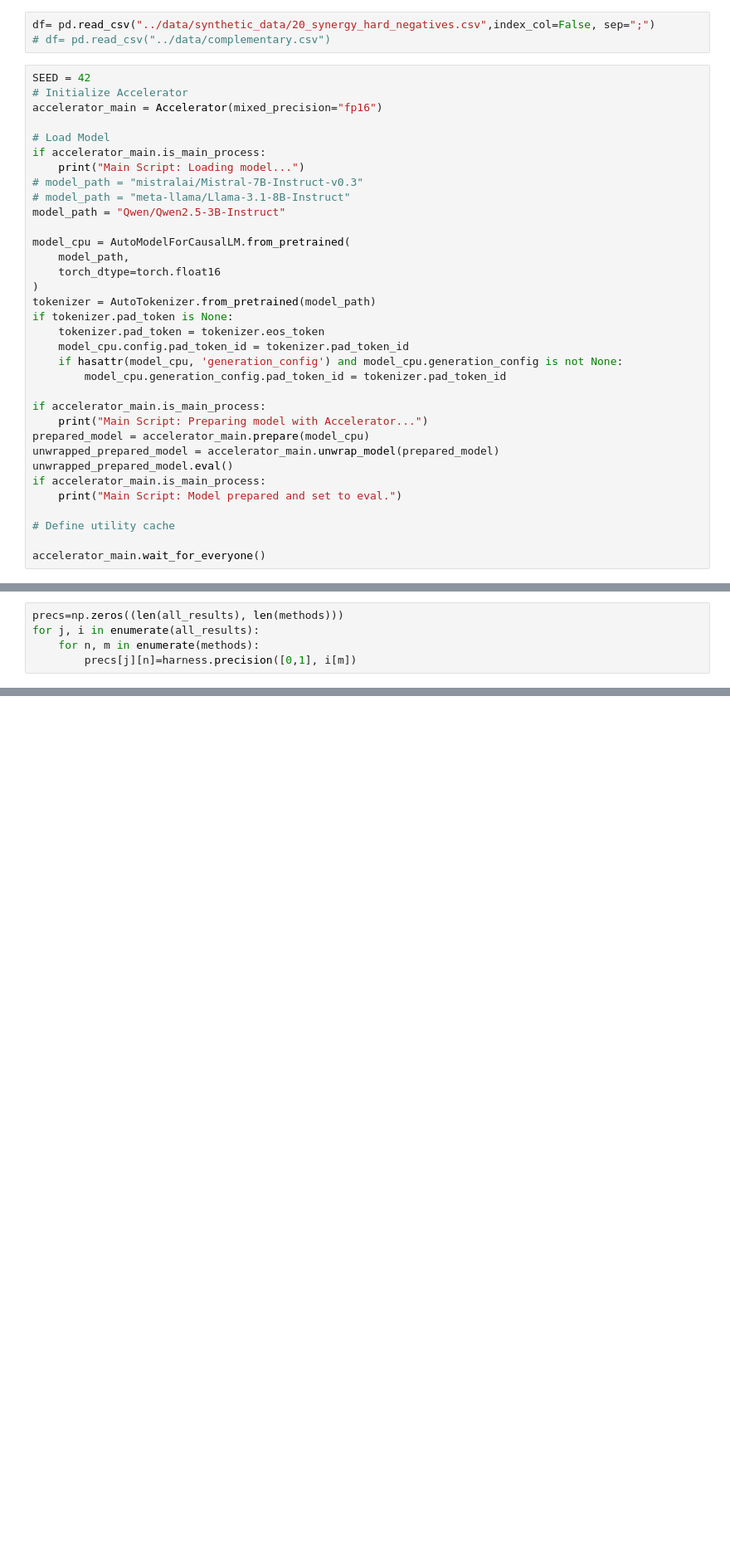
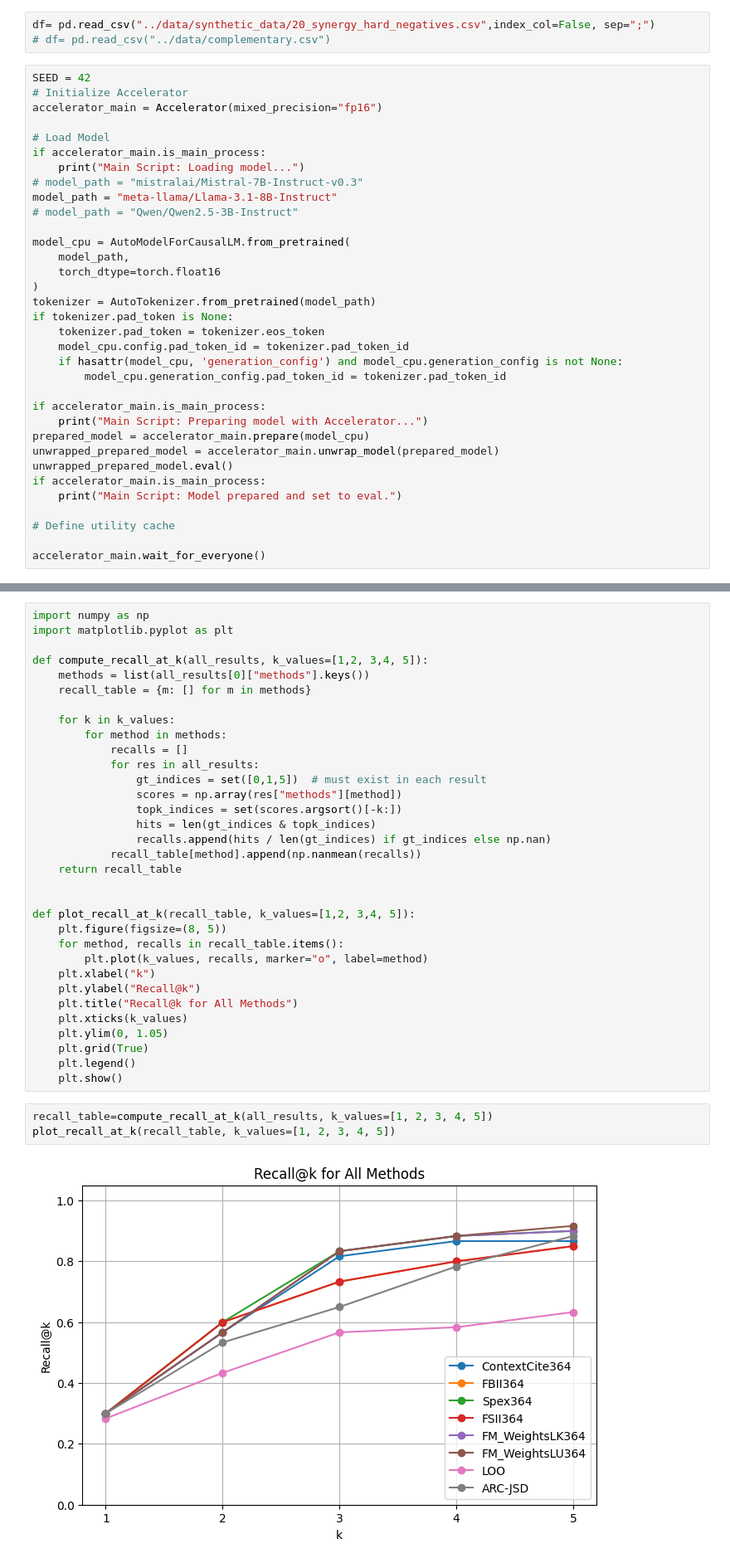
Before and after one commit to iNema9590/LLMX, a Jupyter notebook: Notebooks/synthetic_synergy.ipynb, the cells around one changed output, grey strips where cells are left out. Shown at 83% size. Drawn from its saved outputs; the diff is of its cells as text; blank space fills up the shorter version.

Commit message:
New metric- Topk_probability, and more sturctured expeiments

```diff
--- a/Notebooks/synthetic_synergy.ipynb
+++ b/Notebooks/synthetic_synergy.ipynb
@@ -30,8 +30,8 @@ accelerator_main = Accelerator(mixed_precision="fp16")
 if accelerator_main.is_main_process:
     print("Main Script: Loading model...")
 # model_path = "mistralai/Mistral-7B-Instruct-v0.3"
-# model_path = "meta-llama/Llama-3.1-8B-Instruct"
-model_path = "Qwen/Qwen2.5-3B-Instruct"
+model_path = "meta-llama/Llama-3.1-8B-Instruct"
+# model_path = "Qwen/Qwen2.5-3B-Instruct"
 
 model_cpu = AutoModelForCausalLM.from_pretrained(
     model_path,
@@ -176,5 +275,0 @@ print("Mean LDS:", mean_LDSs)
-# %%
-precs=np.zeros((len(all_results), len(methods)))
-for j, i in enumerate(all_results):
-    for n, m in enumerate(methods):
-        precs[j][n]=harness.precision([0,1], i[m])
@@ -206,0 +353,38 @@ df.context[19]
+# %%
+import numpy as np
+import matplotlib.pyplot as plt
+
+def compute_recall_at_k(all_results, k_values=[1,2, 3,4, 5]):
+    methods = list(all_results[0]["methods"].keys())
+    recall_table = {m: [] for m in methods}
+
+    for k in k_values:
+        for method in methods:
+            recalls = []
+            for res in all_results:
+                gt_indices = set([0,1,5])  # must exist in each result
+                scores = np.array(res["methods"][method])
+                topk_indices = set(scores.argsort()[-k:])
+                hits = len(gt_indices & topk_indices)
+                recalls.append(hits / len(gt_indices) if gt_indices else np.nan)
+            recall_table[method].append(np.nanmean(recalls))
+    return recall_table
+
+
+def plot_recall_at_k(recall_table, k_values=[1,2, 3,4, 5]):
+    plt.figure(figsize=(8, 5))
+    for method, recalls in recall_table.items():
+        plt.plot(k_values, recalls, marker="o", label=method)
+    plt.xlabel("k")
+    plt.ylabel("Recall@k")
+    plt.title("Recall@k for All Methods")
+    plt.xticks(k_values)
+    plt.ylim(0, 1.05)
+    plt.grid(True)
+    plt.legend()
+    plt.show()
+# %%
+recall_table=compute_recall_at_k(all_results, k_values=[1, 2, 3, 4, 5])
+plot_recall_at_k(recall_table, k_values=[1, 2, 3, 4, 5])
+# %% [output]
+[figure, added]
```
Also changed, not shown: parts of 10 cells of this notebook, 10 other files.
